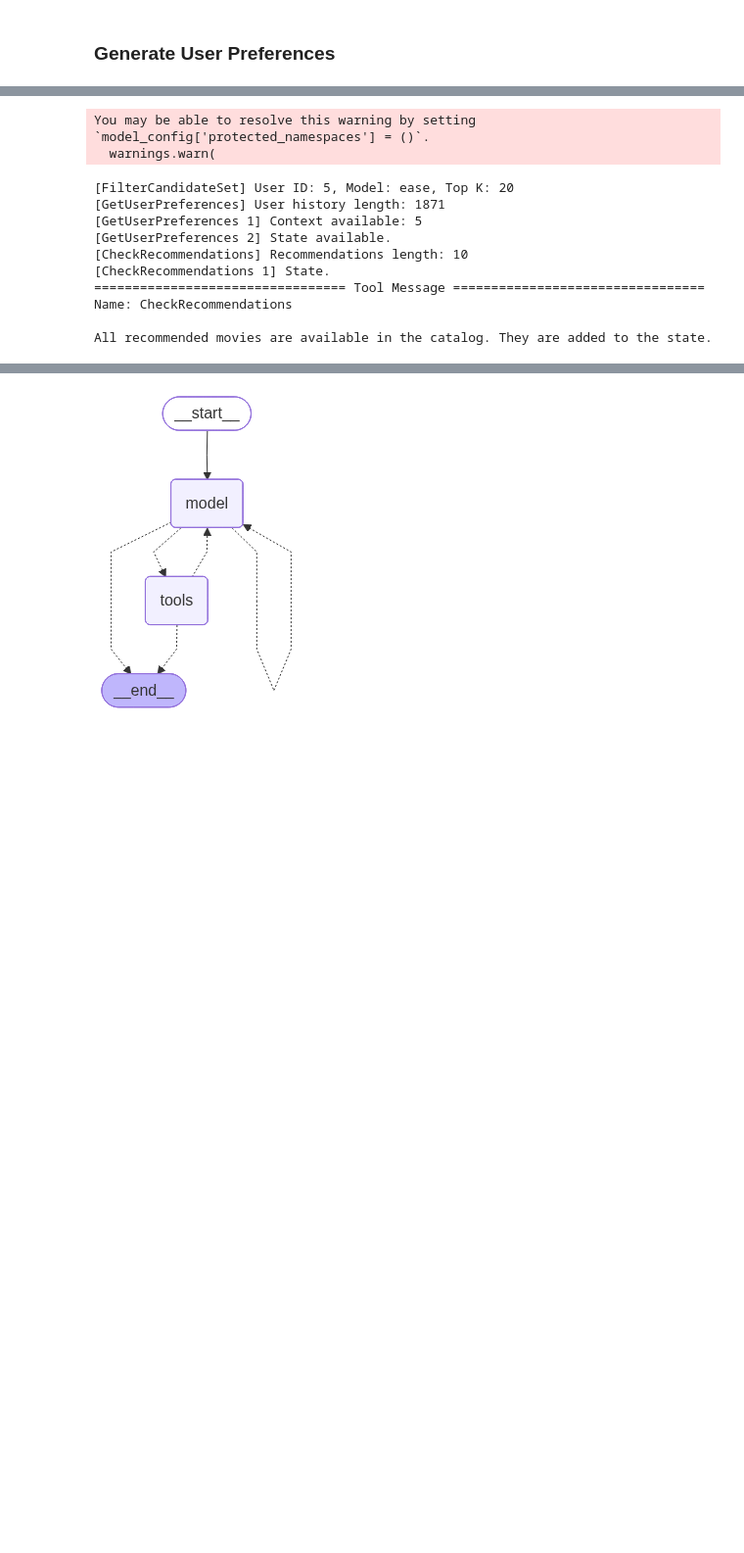
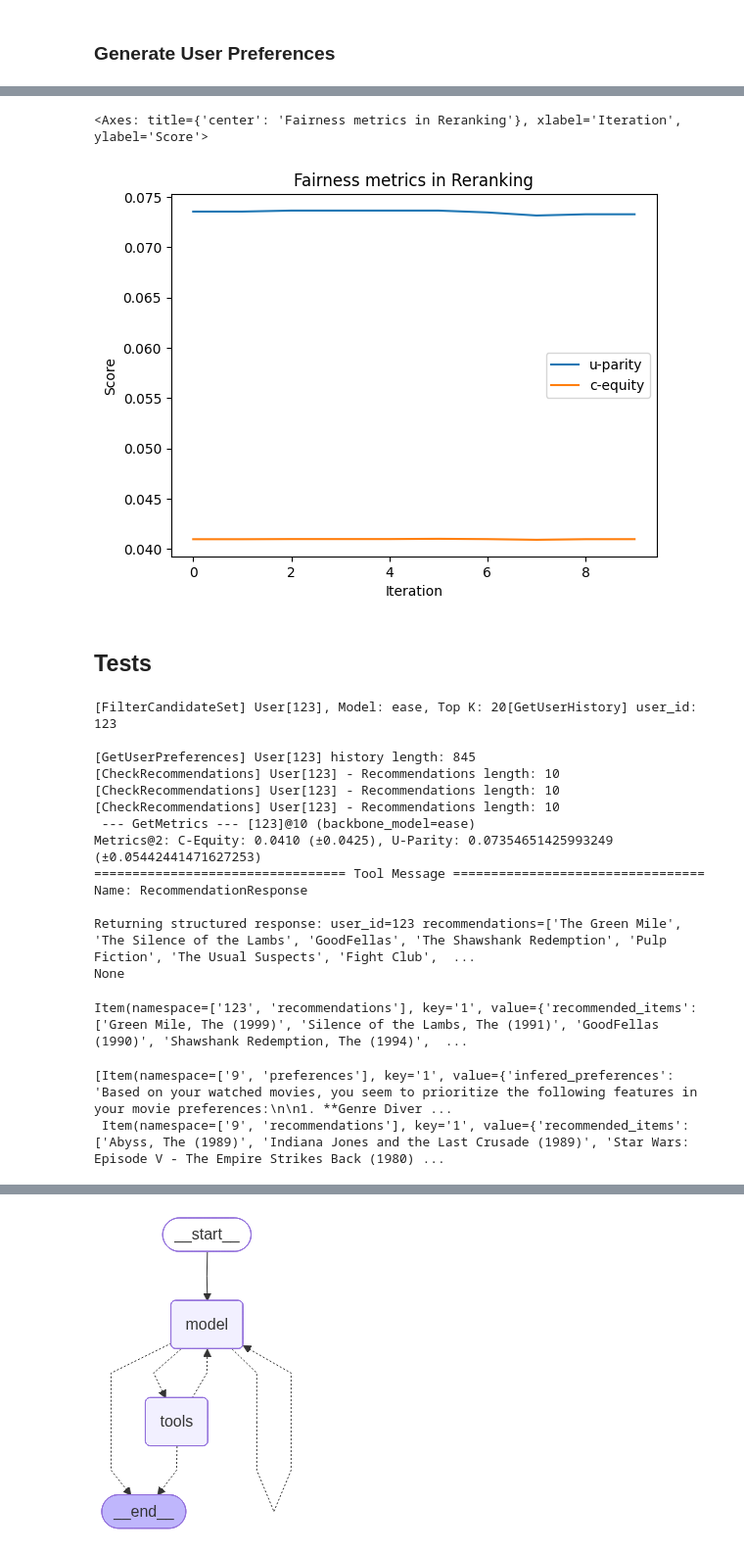
Before and after one commit to edualvss/fair_neighborhood, a Jupyter notebook: notebooks/ML1M-Agentic.ipynb, the cells around one changed output, grey strips where cells are left out. Shown: that part at 98% size. Cells and saved outputs as stored; diff of their text form; code cells hidden in the pictures; blank space fills up the shorter version.

Commit message:
:zap: Add Cstate/Cmem to ML-1M Agentic Recommender

```diff
--- a/notebooks/ML1M-Agentic.ipynb
+++ b/notebooks/ML1M-Agentic.ipynb
@@ -668,0 +836,16 @@ Returning structured response: user_id=5 recommendations=['Star Wars: Episode V
+# %%
+# u-parity
+namespace_for_uparity = ("metrics","u-parity")
+metric_items = store.search(namespace_for_uparity)
+uparity_list = []
+for metric in metric_items:
+    print(f"u-parity@{metric.key}" , metric.value['mean'])
+    uparity_list.append(metric.value)
+
+# c-equity
+namespace_for_cequity = ("metrics","c-equity")
+metric_items = store.search(namespace_for_cequity)
+cequity_list = []
+for metric in metric_items:
+    print(f"c-equity@{metric.key}" , metric.value['mean'])
+    cequity_list.append(metric.value)
@@ -669,22 +873,47 @@ Returning structured response: user_id=5 recommendations=['Star Wars: Episode V
+# %%
+df_result = pd.DataFrame(uparity_list,columns=['mean','std']).rename(columns={"mean":"u-parity", "std":'u-parity_std'}).join(pd.DataFrame(cequity_list,columns=['mean','std']).rename(columns={"mean":"c-equity", "std":'c-equity_std'}))
+# %%
+df_result[['u-parity','c-equity']].plot(xlabel='Iteration', ylabel='Score', title='Fairness metrics in Reranking')
+# %% [output]
+<Axes: title={'center': 'Fairness metrics in Reranking'}, xlabel='Iteration', ylabel='Score'>
+[figure, added]
+# %% [markdown]
+## Tests
 # %%
+user_id = 123
+
 result = agent.invoke(
     {
-        "messages": [{"role": "user", "content": f"Recommend other movies for the user {user_to_recommend}"}],
+        "messages": [{"role": "user", "content": f"Recommend movies for the user {user_id}"}],
     },
     config=config,
-    context=UserContext(user_id=user_to_recommend,session_id=n_thread)
+    context=UserContext(user_id=user_id,session_id=experiment_id),
+
 )
-result['messages'][-1].pretty_print()
+
+print(result['messages'][-1].pretty_print())
 # %% [output]
-You may be able to resolve this warning by setting `model_config['protected_namespaces'] = ()`.
-  warnings.warn(
+[FilterCandidateSet] User[123], Model: ease, Top K: 20[GetUserHistory] user_id: 123
+
+[GetUserPreferences] User[123] history length: 845
+[CheckRecommendations] User[123] - Recommendations length: 10
+[CheckRecommendations] User[123] - Recommendations length: 10
+[CheckRecommendations] User[123] - Recommendations length: 10
+ --- GetMetrics --- [123]@10 (backbone_model=ease)
+Metrics@2: C-Equity: 0.0410 (±0.0425), U-Parity: 0.07354651425993249 (±0.05442441471627253)
+================================= Tool Message =================================
+Name: RecommendationResponse
+
+Returning structured response: user_id=123 recommendations=['The Green Mile', 'The Silence of the Lambs', 'GoodFellas', 'The Shawshank Redemption', 'Pulp Fiction', 'The Usual Suspects', 'Fight Club',  ...
+None
-[FilterCandidateSet] User ID: 5, Model: ease, Top K: 20
-[GetUserPreferences] User history length: 1871
-[GetUserPreferences 1] Context available: 5
-[GetUserPreferences 2] State available.
-[CheckRecommendations] Recommendations length: 10
-[CheckRecommendations 1] State.
-================================= Tool Message =================================
-Name: CheckRecommendations
-
-All recommended movies are available in the catalog. They are added to the state.
+# %%
+namespace_for_memory = (str(user_id),"recommendations")
+store.get(namespace_for_memory,experiment_id)
+# %% [output]
+Item(namespace=['123', 'recommendations'], key='1', value={'recommended_items': ['Green Mile, The (1999)', 'Silence of the Lambs, The (1991)', 'GoodFellas (1990)', 'Shawshank Redemption, The (1994)',  ...
+# %%
+namespace_for_memory = (str(user_id),)
+store.search(namespace_for_memory)
+# %% [output]
+[Item(namespace=['9', 'preferences'], key='1', value={'infered_preferences': 'Based on your watched movies, you seem to prioritize the following features in your movie preferences:\n\n1. **Genre Diver ...
+ Item(namespace=['9', 'recommendations'], key='1', value={'recommended_items': ['Abyss, The (1989)', 'Indiana Jones and the Last Crusade (1989)', 'Star Wars: Episode V - The Empire Strikes Back (1980) ...
```
Also changed, not shown: parts of 66 cells of this notebook.
